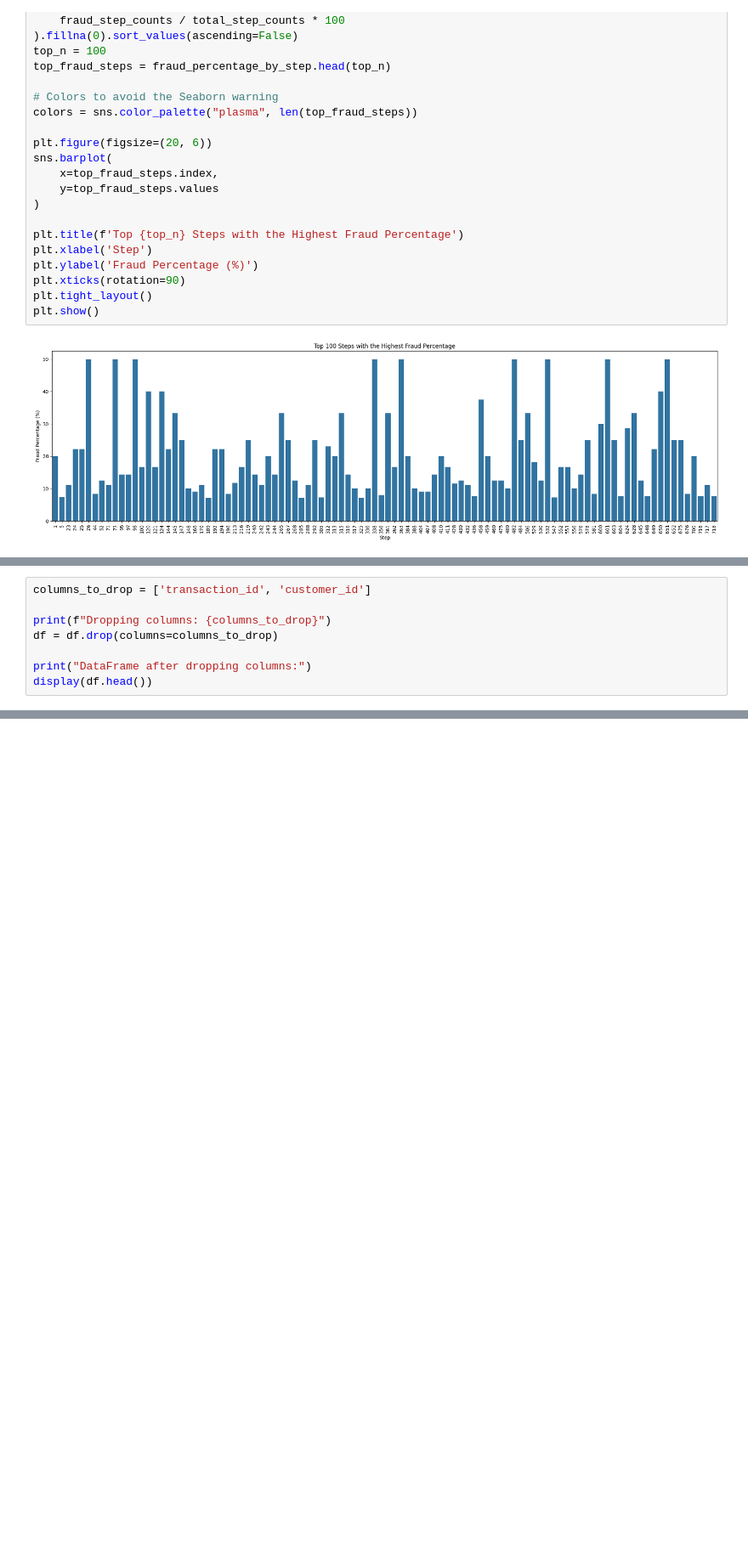
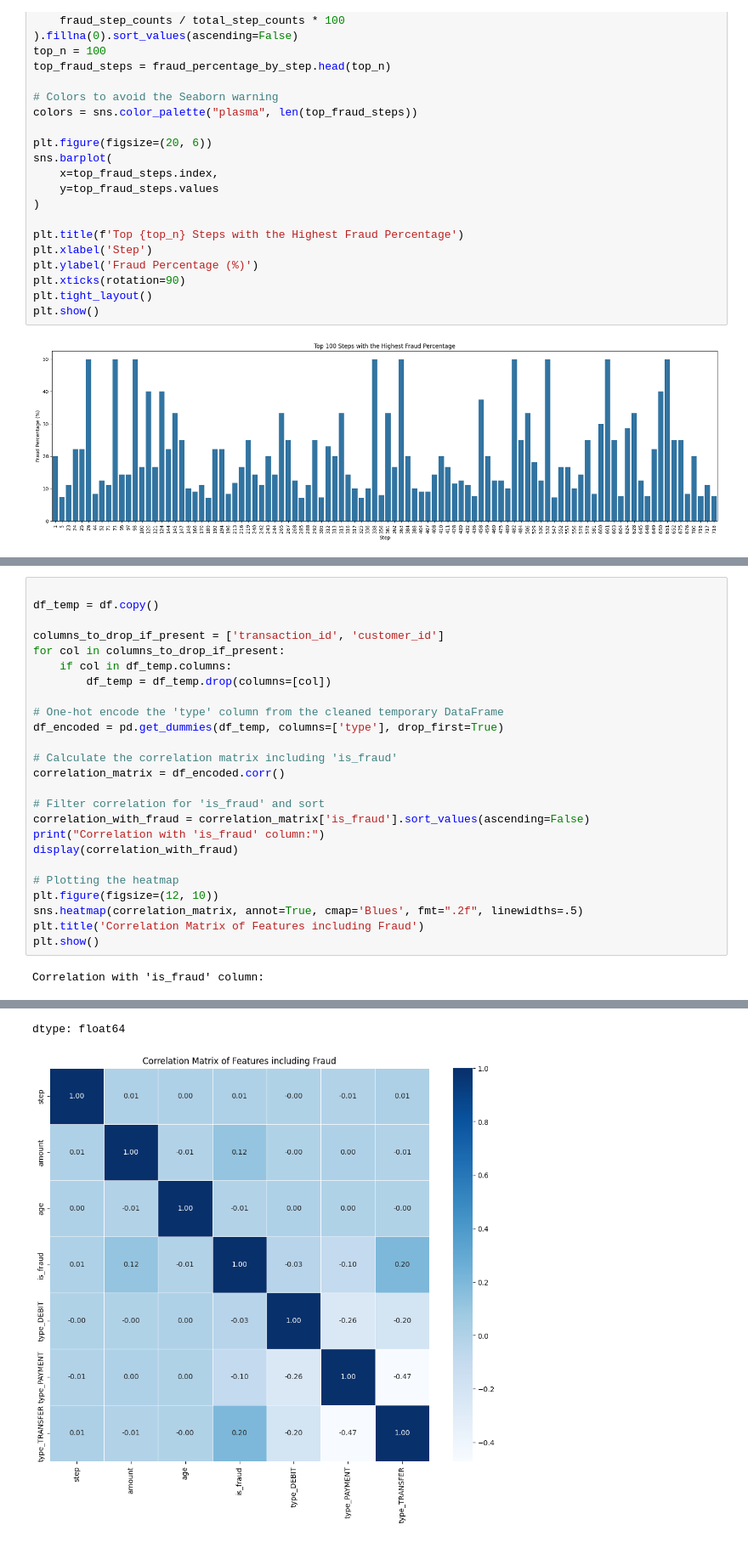
Before and after one commit to MathieuFan22/Mirada-Examen-ML-M2-ISPM, a Jupyter notebook: PoketraFinday-Mirada.ipynb, the cells around one changed output, grey strips where cells are left out. Shown at 85% size. Drawn from its saved outputs; the diff is of its cells as text; blank space fills up the shorter version.

```diff
--- a/PoketraFinday-Mirada.ipynb
+++ b/PoketraFinday-Mirada.ipynb
@@ -186,8 +143,0 @@ To remove the irrelevant columns, I will identify 'transaction_id' and 'customer
-# %%
-columns_to_drop = ['transaction_id', 'customer_id']
-
-print(f"Dropping columns: {columns_to_drop}")
-df = df.drop(columns=columns_to_drop)
-
-print("DataFrame after dropping columns:")
-display(df.head())
@@ -225,0 +144,27 @@ Transform categorical variables (e.g., 'type') into a suitable numerical format
+# %%
+
+df_temp = df.copy()
+
+columns_to_drop_if_present = ['transaction_id', 'customer_id']
+for col in columns_to_drop_if_present:
+    if col in df_temp.columns:
+        df_temp = df_temp.drop(columns=[col])
+
+# One-hot encode the 'type' column from the cleaned temporary DataFrame
+df_encoded = pd.get_dummies(df_temp, columns=['type'], drop_first=True)
+
+# Calculate the correlation matrix including 'is_fraud'
+correlation_matrix = df_encoded.corr()
+
+# Filter correlation for 'is_fraud' and sort
+correlation_with_fraud = correlation_matrix['is_fraud'].sort_values(ascending=False)
+print("Correlation with 'is_fraud' column:")
+display(correlation_with_fraud)
+
+# Plotting the heatmap
+plt.figure(figsize=(12, 10))
+sns.heatmap(correlation_matrix, annot=True, cmap='Blues', fmt=".2f", linewidths=.5)
+plt.title('Correlation Matrix of Features including Fraud')
+plt.show()
+# %% [output]
+Correlation with 'is_fraud' column:
@@ -225,0 +179,2 @@ Transform categorical variables (e.g., 'type') into a suitable numerical format
+dtype: float64
+[figure, added]
```
Also changed, not shown: parts of 11 cells of this notebook.
